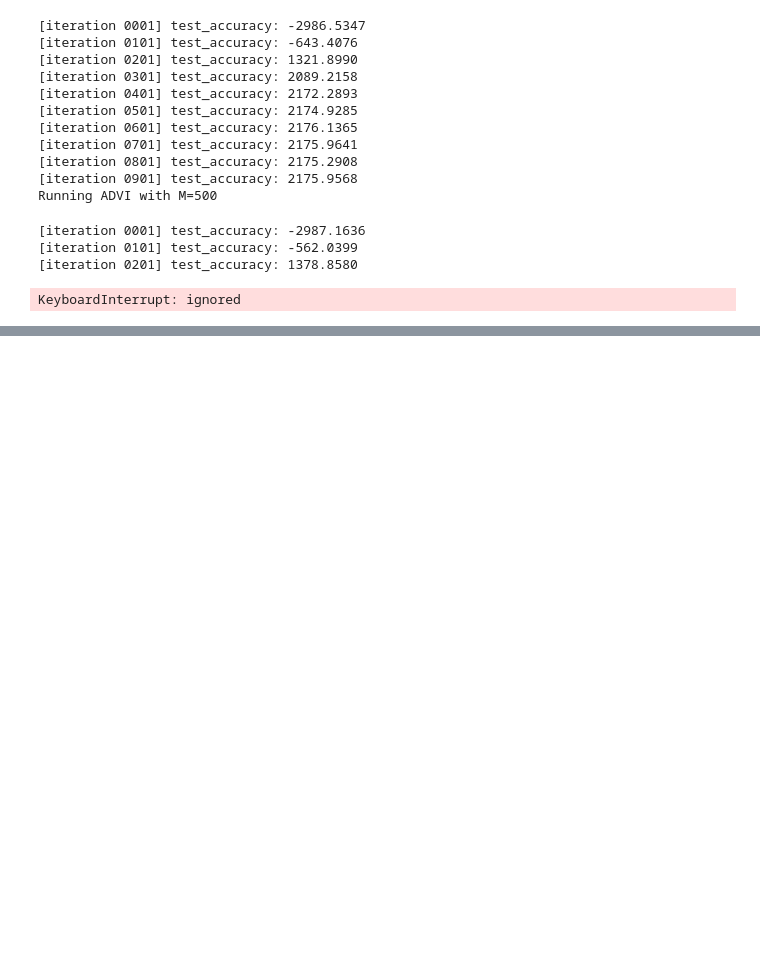
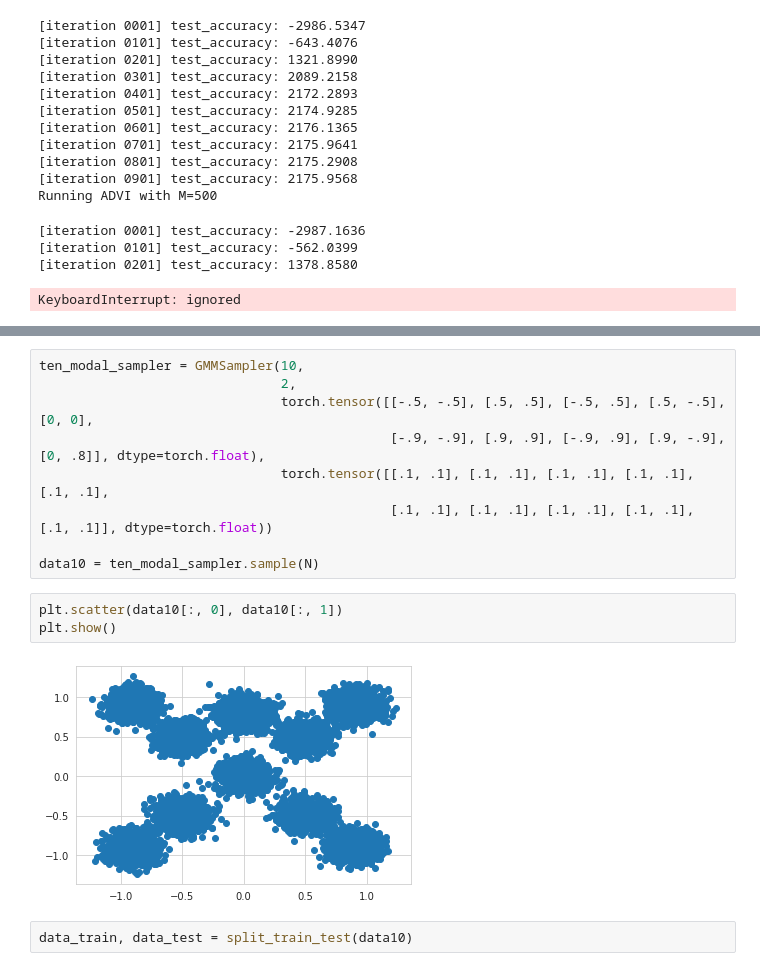
Before and after one commit to lorenzkuhn/advi, a Jupyter notebook: GMM.ipynb, the cells around one changed output, grey strips where cells are left out. Saved outputs shown, nothing was run; the diff lists cells and outputs as text; blank space fills up the shorter version.

```diff
--- a/GMM.ipynb
+++ b/GMM.ipynb
@@ -422,0 +478,16 @@ KeyboardInterrupt: ignored
+# %%
+ten_modal_sampler = GMMSampler(10,
+                               2,
+                               torch.tensor([[-.5, -.5], [.5, .5], [-.5, .5], [.5, -.5], [0, 0],
+                                             [-.9, -.9], [.9, .9], [-.9, .9], [.9, -.9], [0, .8]], dtype=torch.float),
+                               torch.tensor([[.1, .1], [.1, .1], [.1, .1], [.1, .1], [.1, .1],
+                                             [.1, .1], [.1, .1], [.1, .1], [.1, .1], [.1, .1]], dtype=torch.float))
+
+data10 = ten_modal_sampler.sample(N)
+# %%
+plt.scatter(data10[:, 0], data10[:, 1])
+plt.show()
+# %% [output]
+[figure, added]
+# %%
+data_train, data_test = split_train_test(data10)
```
Also changed, not shown: parts of 11 cells of this notebook.
